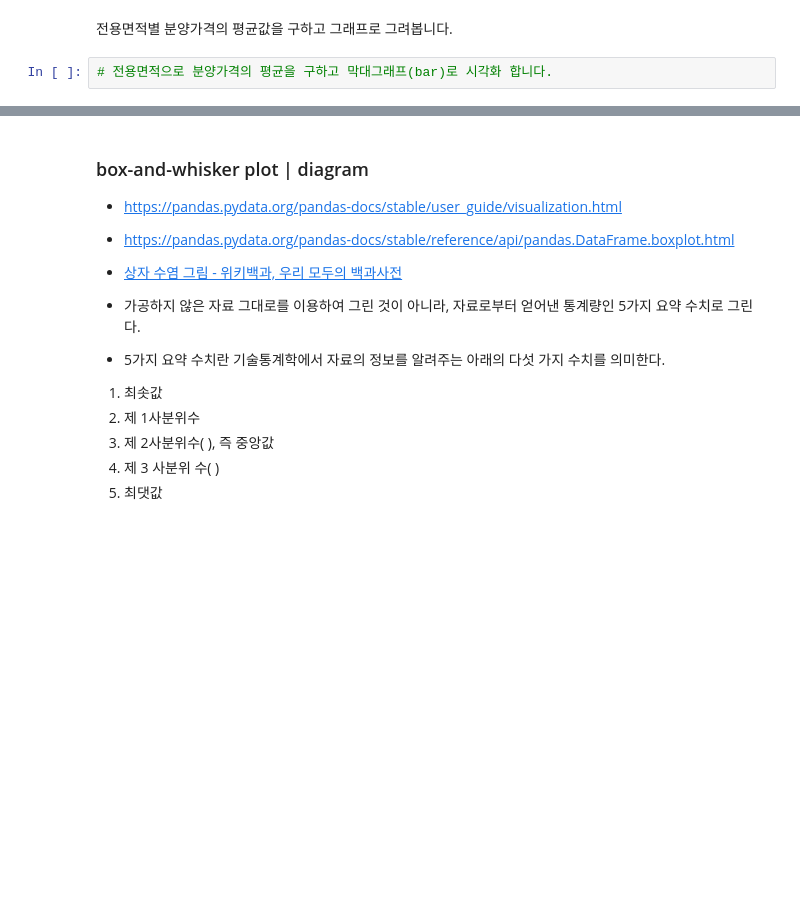
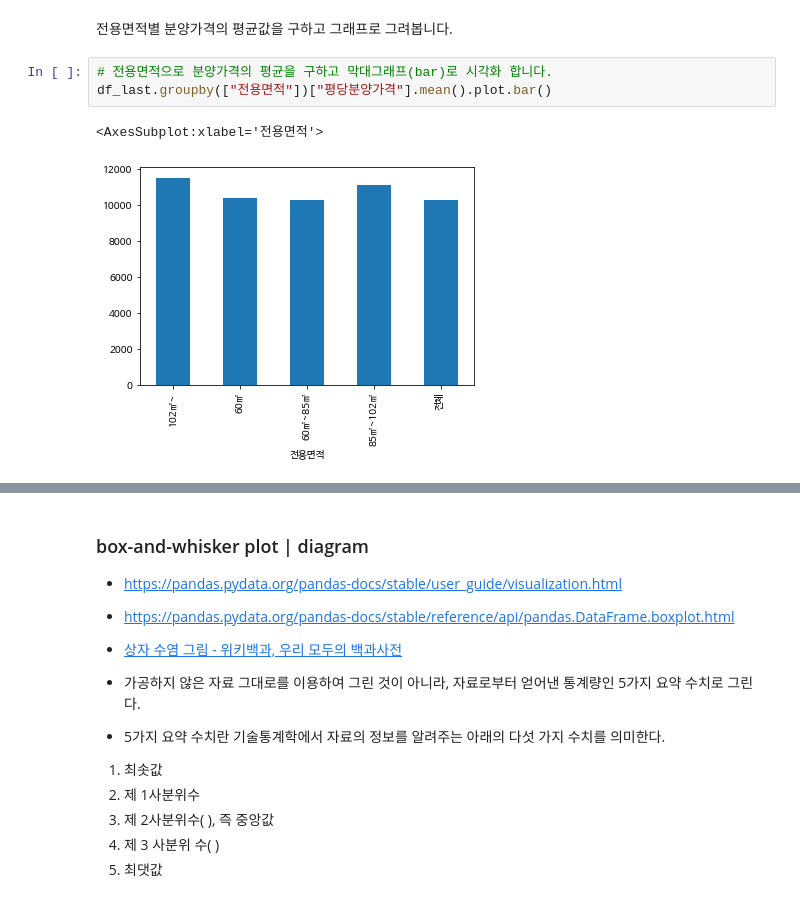
Before and after one commit to kingwhangzang/Public-data-study, a Jupyter notebook: 주택도시.ipynb, the cells around one changed output, grey strips where cells are left out. Drawn from its saved outputs; the diff is of its cells as text; blank space fills up the shorter version.

```diff
--- a/주택도시.ipynb
+++ b/주택도시.ipynb
@@ -551,5 +659,9 @@ seaborn을 사용했을 때보다 pandas를 사용해서 시각화를 할 때의
 전용면적별 분양가격의 평균값을 구하고 그래프로 그려봅니다.
 # %%
 # 전용면적으로 분양가격의 평균을 구하고 막대그래프(bar)로 시각화 합니다.
+df_last.groupby(["전용면적"])["평당분양가격"].mean().plot.bar()
+# %% [output]
+<AxesSubplot:xlabel='전용면적'>
+[figure, added]
 # %%
 # 연도별 분양가격의 평균을 구하고 막대그래프(bar)로 시각화 합니다.
```
Also changed, not shown: parts of 108 cells of this notebook.
